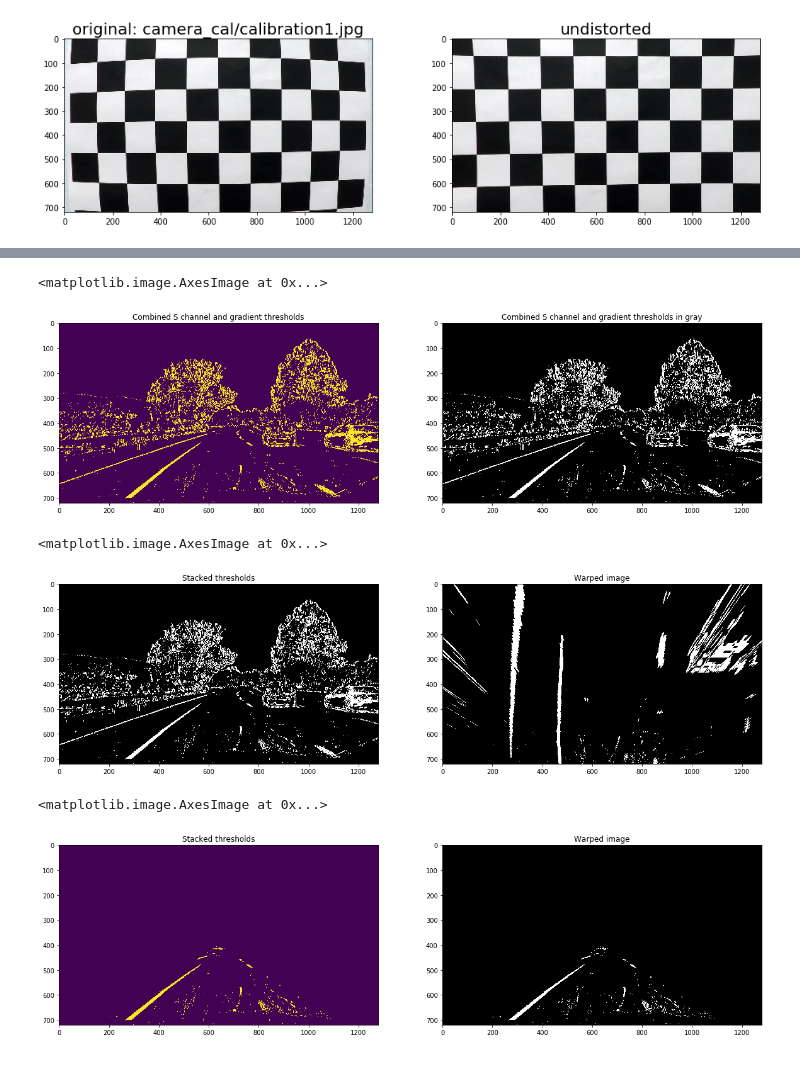
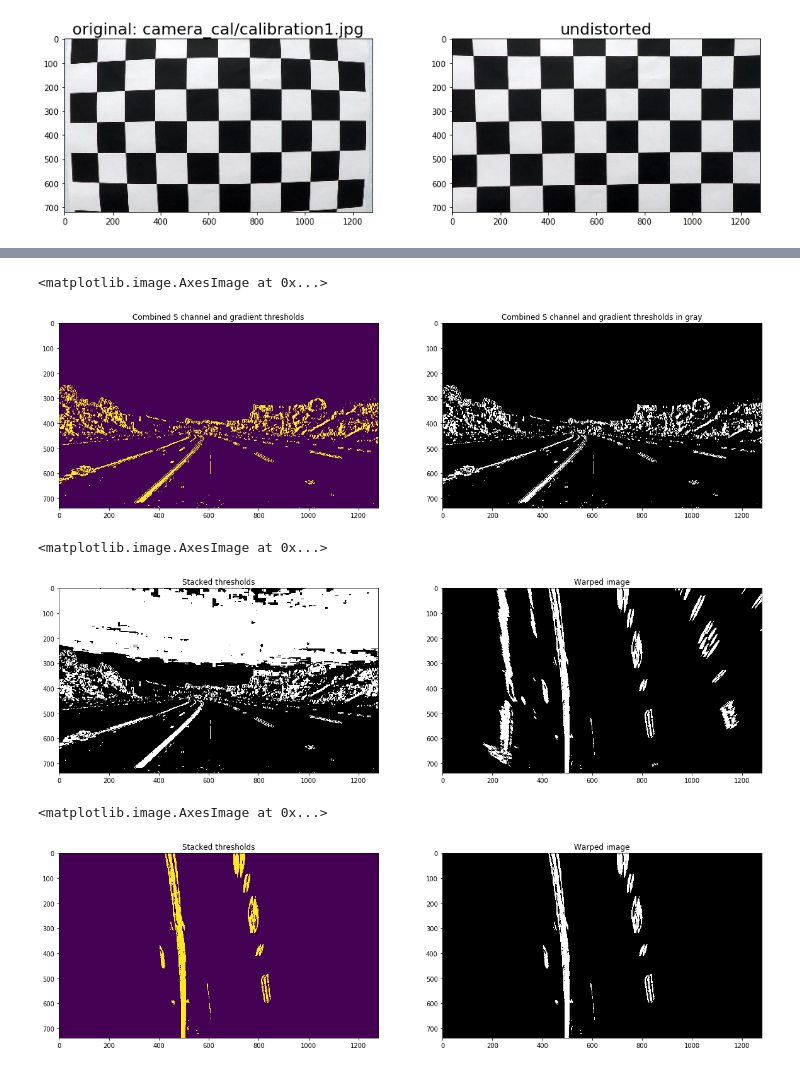
Before and after one commit to MaggiN1337/CarND-Advanced-Lane-Lines, a Jupyter notebook: main.ipynb, the cells around one changed output, grey strips where cells are left out. Drawn from its saved outputs; the diff is of its cells as text; code cells hidden in the pictures.

```diff
--- a/main.ipynb
+++ b/main.ipynb
@@ -8,8 +8,8 @@ import cv2
 import glob
 
 CALIBRATION__JPG = "calibration1.jpg"
-TRANSFORMATION__JPG = "test1.jpg"
-TRANSFORMATION2__JPG = "test2.jpg"
+TRANSFORMATION__JPG = "test22.jpg"
+TRANSFORMATION2__JPG = "test222.jpg"
 FOLDER_TEST_INPUT = "test_images/"
 FOLDER_OUTPUT = "output_images/"
 FOLDER_CAMERA_CAL = "camera_cal/"
@@ -18,7 +18,7 @@ INPUT_VIDEO = "project_video.mp4"
 # INPUT_VIDEO = "harder_challenge_video.mp4"
 
 TEST_RUN = True
-SOBEL_KERNEL = 7
+SOBEL_KERNEL = 13
 %matplotlib inline
 # %%
 # Compute the camera calibration matrix and distortion coefficients given a set of chessboard images.
@@ -146,7 +146,7 @@ def s_channel_and_gradient_threshold(img):
     sxbinary[(scaled_sobel >= thresh_min) & (scaled_sobel <= thresh_max)] = 1
 
     # Threshold color channel
-    s_thresh_min = 180
+    s_thresh_min = 170
     s_thresh_max = 255
     s_binary = np.zeros_like(s_channel)
     s_binary[(s_channel >= s_thresh_min) & (s_channel <= s_thresh_max)] = 1
@@ -172,7 +172,7 @@ ax2.set_title('Combined S channel and gradient thresholds in gray')
 ax2.imshow(combined_binary, cmap='gray')
 # %% [output]
 <matplotlib.image.AxesImage at 0x...>
-[figure, old version]
+[figure, new version]
 # %%
 # from Udacity
 def unwarp(img, src, dst):
@@ -210,7 +210,7 @@ ax2.set_title('Warped image')
 ax2.imshow(warped_binary, cmap='gray')
 # %% [output]
 <matplotlib.image.AxesImage at 0x...>
-[figure, old version]
+[figure, new version]
 # %%
 def region_of_interest(img, vertices):
     """
@@ -238,18 +238,19 @@ def region_of_interest(img, vertices):
 
     return masked_image
 # %%
-region_warped_binary = region_of_interest(combined_binary, vertices)
+region_binary = region_of_interest(combined_binary, vertices)
+region_warped_binary, M, Minv = unwarp(region_binary, src, dst)
 
 # Plotting image with region of interest
 f, (ax1, ax2) = plt.subplots(1, 2, figsize=(20, 10))
 ax1.set_title('Stacked thresholds')
 ax1.imshow(region_warped_binary)
 
 ax2.set_title('Warped image')
 ax2.imshow(region_warped_binary, cmap='gray')
 # %% [output]
 <matplotlib.image.AxesImage at 0x...>
-[figure, old version]
+[figure, new version]
 # %%
 
 def process_pipeline(img):
```
Also changed, not shown: parts of 11 cells of this notebook, 1 other file.
